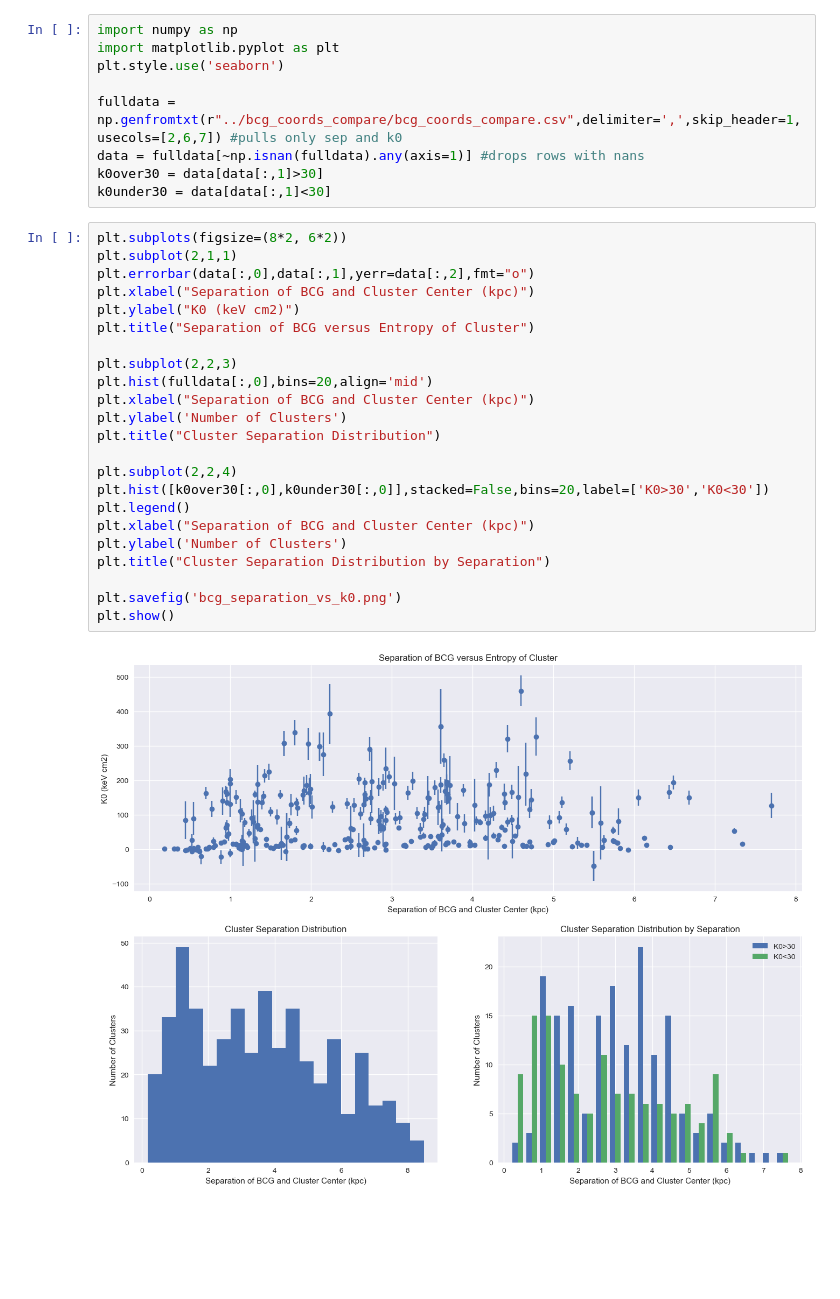
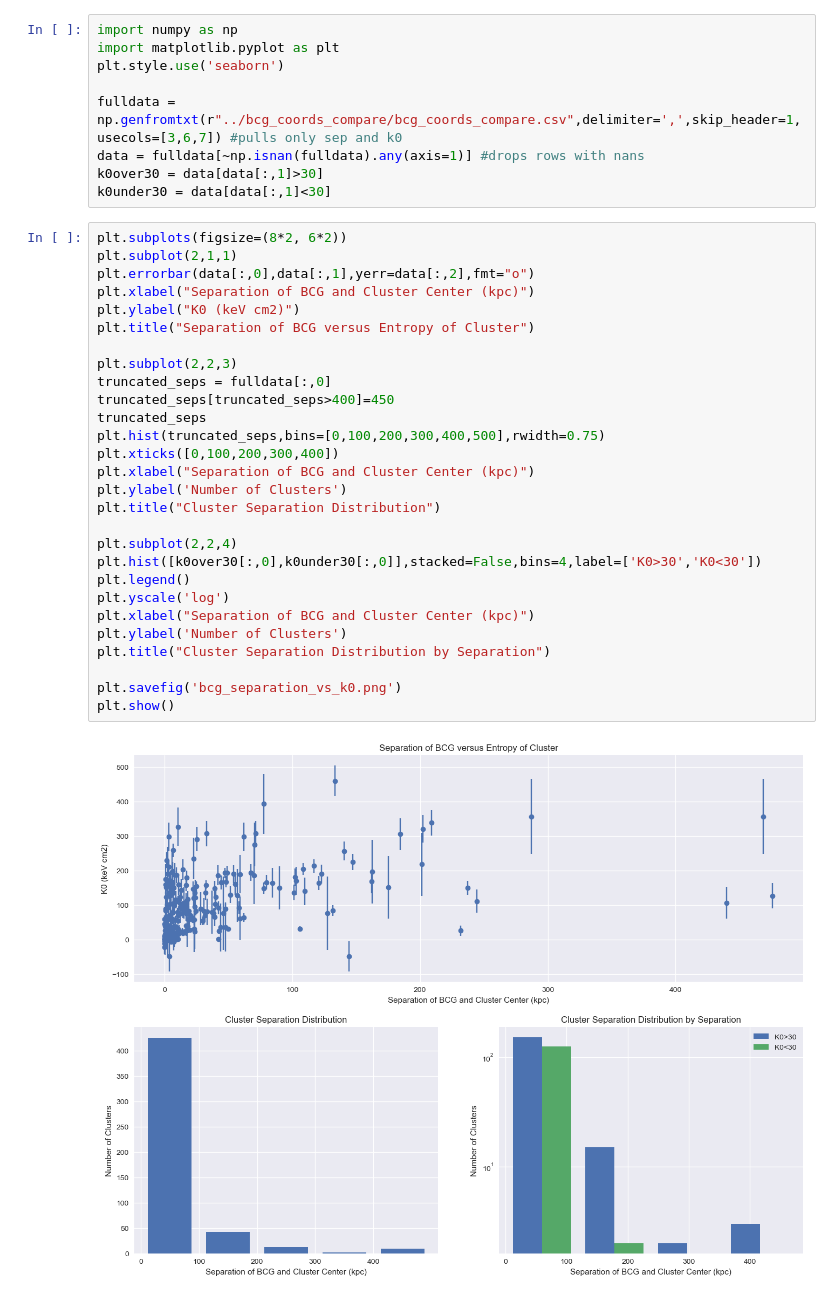
Before and after one commit to farahconor/summer23, a Jupyter notebook: BCGs/bcg_separation_vs_k0/bcg_separation_vs_k0.ipynb, the cells around one changed output. Cells and saved outputs as stored; diff of their text form; blank space fills up the shorter version.

Commit message:
fixed graphs

```diff
--- a/BCGs/bcg_separation_vs_k0/bcg_separation_vs_k0.ipynb
+++ b/BCGs/bcg_separation_vs_k0/bcg_separation_vs_k0.ipynb
@@ -3,32 +3,37 @@ import numpy as np
 import matplotlib.pyplot as plt
 plt.style.use('seaborn')
 
-fulldata = np.genfromtxt(r"../bcg_coords_compare/bcg_coords_compare.csv",delimiter=',',skip_header=1,usecols=[2,6,7]) #pulls only sep and k0
+fulldata = np.genfromtxt(r"../bcg_coords_compare/bcg_coords_compare.csv",delimiter=',',skip_header=1,usecols=[3,6,7]) #pulls only sep and k0
 data = fulldata[~np.isnan(fulldata).any(axis=1)] #drops rows with nans
 k0over30 = data[data[:,1]>30]
 k0under30 = data[data[:,1]<30]
 # %%
 plt.subplots(figsize=(8*2, 6*2))
 plt.subplot(2,1,1)
 plt.errorbar(data[:,0],data[:,1],yerr=data[:,2],fmt="o")
 plt.xlabel("Separation of BCG and Cluster Center (kpc)")
 plt.ylabel("K0 (keV cm2)")
 plt.title("Separation of BCG versus Entropy of Cluster")
 
 plt.subplot(2,2,3)
-plt.hist(fulldata[:,0],bins=20,align='mid')
+truncated_seps = fulldata[:,0]
+truncated_seps[truncated_seps>400]=450
+truncated_seps
+plt.hist(truncated_seps,bins=[0,100,200,300,400,500],rwidth=0.75)
+plt.xticks([0,100,200,300,400])
 plt.xlabel("Separation of BCG and Cluster Center (kpc)")
 plt.ylabel('Number of Clusters')
 plt.title("Cluster Separation Distribution")
 
 plt.subplot(2,2,4)
-plt.hist([k0over30[:,0],k0under30[:,0]],stacked=False,bins=20,label=['K0>30','K0<30'])
+plt.hist([k0over30[:,0],k0under30[:,0]],stacked=False,bins=4,label=['K0>30','K0<30'])
 plt.legend()
+plt.yscale('log')
 plt.xlabel("Separation of BCG and Cluster Center (kpc)")
 plt.ylabel('Number of Clusters')
 plt.title("Cluster Separation Distribution by Separation")
 
 plt.savefig('bcg_separation_vs_k0.png')
 plt.show()
 # %% [output]
-[figure, old version]
+[figure, new version]
```
Also changed, not shown: 1 other file.
